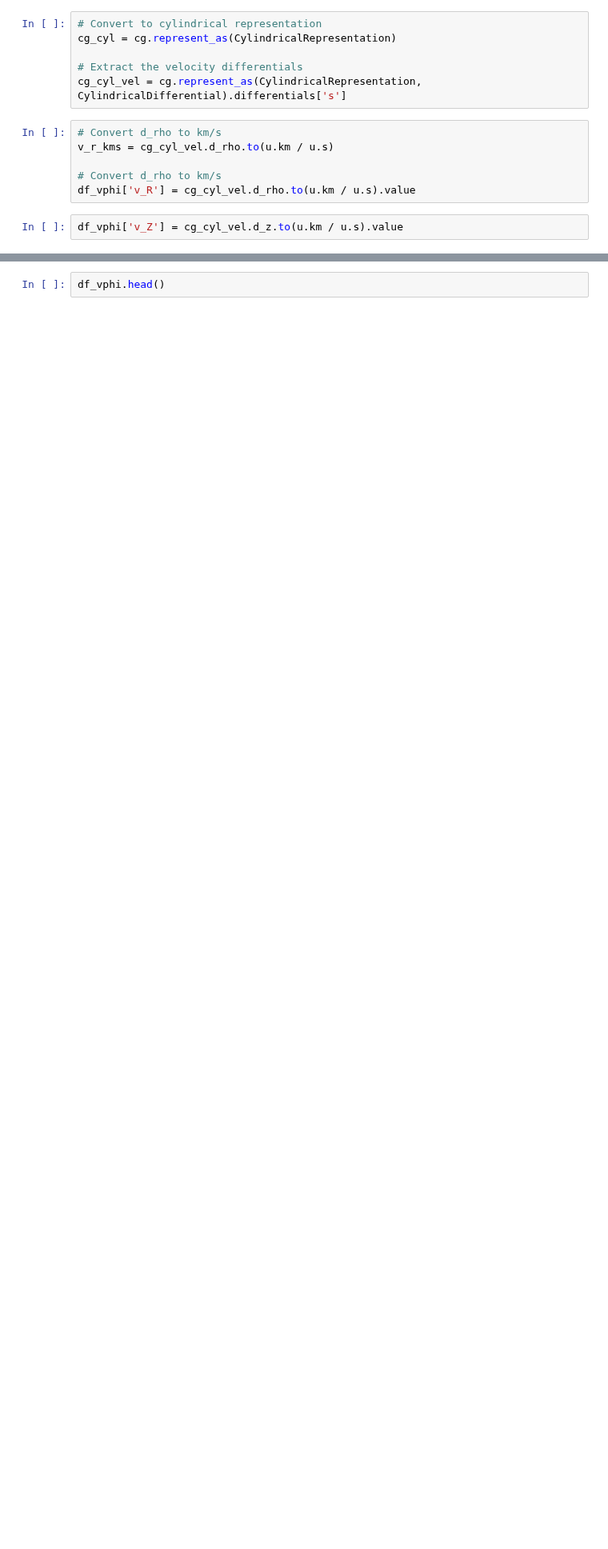
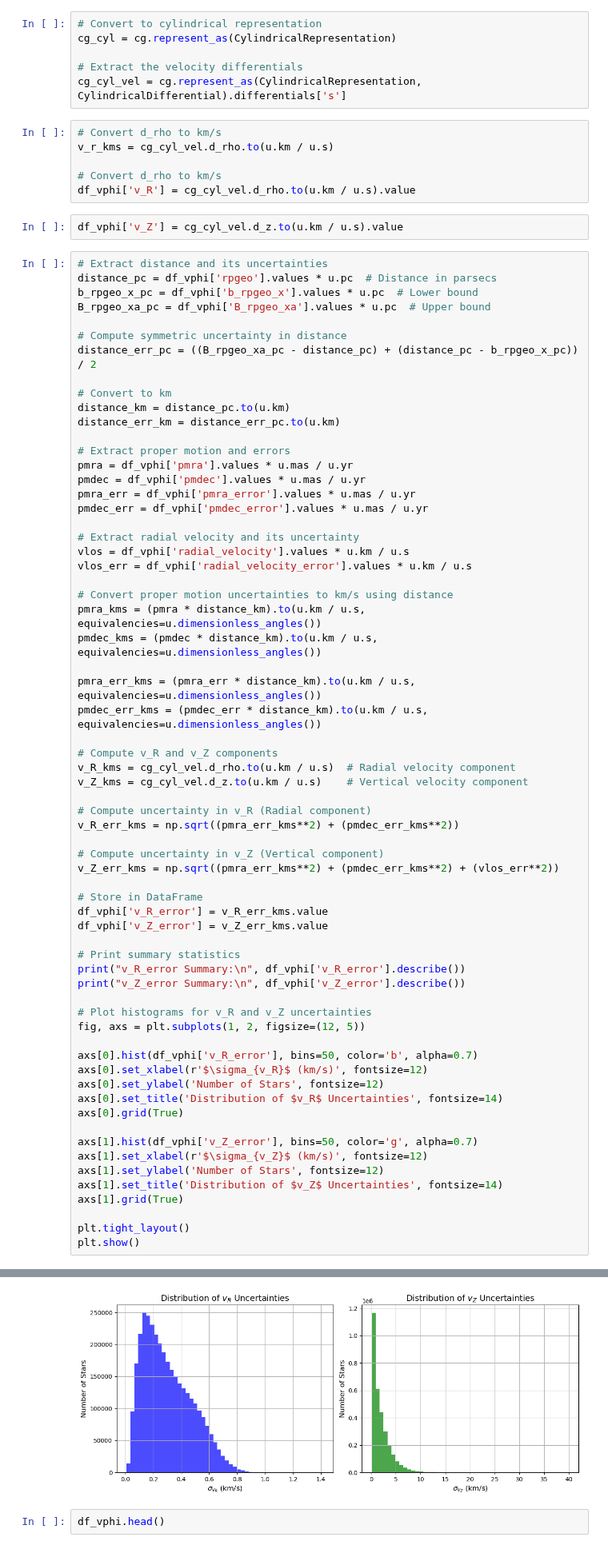
Before and after one commit to raunaq-rai/Disentangling-the-Milky-Way-using-GMM, a Jupyter notebook: Figure_3.ipynb, the cells around one changed output, grey strips where cells are left out. Shown at 80% size. Cells and saved outputs as stored; diff of their text form; blank space fills up the shorter version.

Commit message:
error propegation

```diff
--- a/Figure_3.ipynb
+++ b/Figure_3.ipynb
@@ -74,3 +76,69 @@ v_r_kms = cg_cyl_vel.d_rho.to(u.km / u.s)
 df_vphi['v_R'] = cg_cyl_vel.d_rho.to(u.km / u.s).value
 # %%
 df_vphi['v_Z'] = cg_cyl_vel.d_z.to(u.km / u.s).value
+# %%
+# Extract distance and its uncertainties
+distance_pc = df_vphi['rpgeo'].values * u.pc  # Distance in parsecs
+b_rpgeo_x_pc = df_vphi['b_rpgeo_x'].values * u.pc  # Lower bound
+B_rpgeo_xa_pc = df_vphi['B_rpgeo_xa'].values * u.pc  # Upper bound
+
+# Compute symmetric uncertainty in distance
+distance_err_pc = ((B_rpgeo_xa_pc - distance_pc) + (distance_pc - b_rpgeo_x_pc)) / 2
+
+# Convert to km
+distance_km = distance_pc.to(u.km)
+distance_err_km = distance_err_pc.to(u.km)
+
+# Extract proper motion and errors
+pmra = df_vphi['pmra'].values * u.mas / u.yr
+pmdec = df_vphi['pmdec'].values * u.mas / u.yr
+pmra_err = df_vphi['pmra_error'].values * u.mas / u.yr
+pmdec_err = df_vphi['pmdec_error'].values * u.mas / u.yr
+
+# Extract radial velocity and its uncertainty
+vlos = df_vphi['radial_velocity'].values * u.km / u.s
+vlos_err = df_vphi['radial_velocity_error'].values * u.km / u.s
+
+# Convert proper motion uncertainties to km/s using distance
+pmra_kms = (pmra * distance_km).to(u.km / u.s, equivalencies=u.dimensionless_angles())
+pmdec_kms = (pmdec * distance_km).to(u.km / u.s, equivalencies=u.dimensionless_angles())
+
+pmra_err_kms = (pmra_err * distance_km).to(u.km / u.s, equivalencies=u.dimensionless_angles())
+pmdec_err_kms = (pmdec_err * distance_km).to(u.km / u.s, equivalencies=u.dimensionless_angles())
+
+# Compute v_R and v_Z components
+v_R_kms = cg_cyl_vel.d_rho.to(u.km / u.s)  # Radial velocity component
+v_Z_kms = cg_cyl_vel.d_z.to(u.km / u.s)    # Vertical velocity component
+
+# Compute uncertainty in v_R (Radial component)
+v_R_err_kms = np.sqrt((pmra_err_kms**2) + (pmdec_err_kms**2))
+
+# Compute uncertainty in v_Z (Vertical component)
+v_Z_err_kms = np.sqrt((pmra_err_kms**2) + (pmdec_err_kms**2) + (vlos_err**2))
+
+# Store in DataFrame
+df_vphi['v_R_error'] = v_R_err_kms.value
+df_vphi['v_Z_error'] = v_Z_err_kms.value
+
+# Print summary statistics
+print("v_R_error Summary:\n", df_vphi['v_R_error'].describe())
+print("v_Z_error Summary:\n", df_vphi['v_Z_error'].describe())
+
+# Plot histograms for v_R and v_Z uncertainties
+fig, axs = plt.subplots(1, 2, figsize=(12, 5))
+
+axs[0].hist(df_vphi['v_R_error'], bins=50, color='b', alpha=0.7)
+axs[0].set_xlabel(r'$\sigma_{v_R}$ (km/s)', fontsize=12)
+axs[0].set_ylabel('Number of Stars', fontsize=12)
+axs[0].set_title('Distribution of $v_R$ Uncertainties', fontsize=14)
+axs[0].grid(True)
+
+axs[1].hist(df_vphi['v_Z_error'], bins=50, color='g', alpha=0.7)
+axs[1].set_xlabel(r'$\sigma_{v_Z}$ (km/s)', fontsize=12)
+axs[1].set_ylabel('Number of Stars', fontsize=12)
+axs[1].set_title('Distribution of $v_Z$ Uncertainties', fontsize=14)
+axs[1].grid(True)
+
+plt.tight_layout()
+plt.show()
+# %% [output]
@@ -77,3 +165,4 @@ df_vphi['v_Z'] = cg_cyl_vel.d_z.to(u.km / u.s).value
+[figure, added]
 # %%
 df_vphi.head()
 # %% [output]
```
Also changed, not shown: parts of 2 cells of this notebook, 1 other file.
